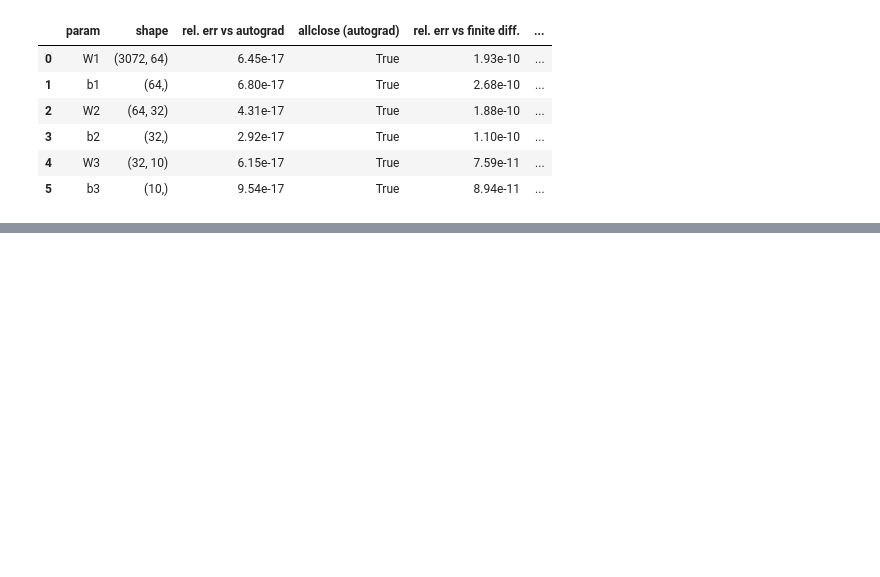
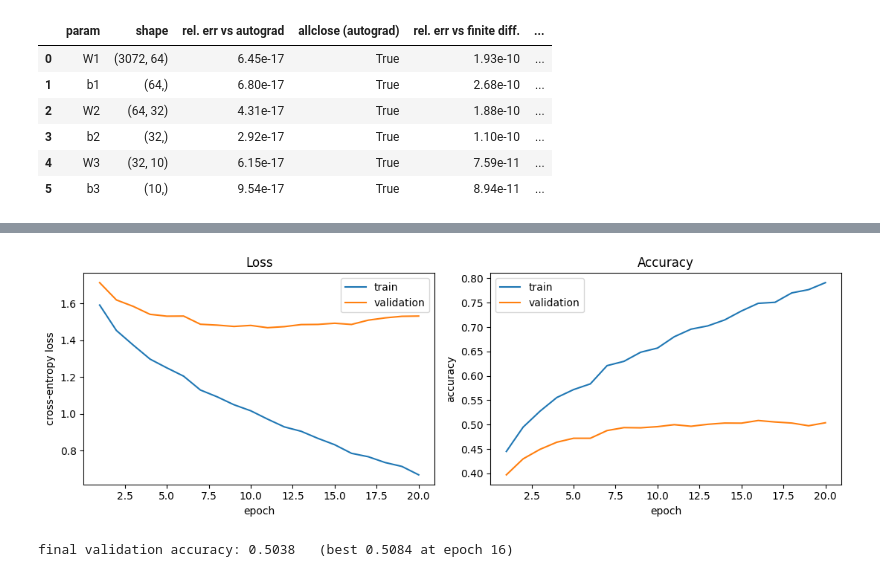
Before and after one commit to NaveenSanjaya/EN4554-Assignment-2-CNNs, a Jupyter notebook: a02_cnn.ipynb, the cells around one changed output, grey strips where cells are left out. Saved outputs shown, nothing was run; the diff lists cells and outputs as text; code cells hidden in the pictures; blank space fills up the shorter version.

```diff
--- a/a02_cnn.ipynb
+++ b/a02_cnn.ipynb
@@ -221,28 +201,23 @@ The check is done in **float64**, for a reason explained in the plot below.
 # %%
-import copy
 import pandas as pd
 
 def rel_error(a, b):
-    # ||a - b|| / (||a|| + ||b||); 0 when identical, scale-independent
     return ((a - b).norm() / (a.norm() + b.norm()).clamp_min(1e-12)).item()
 
-def numerical_grad(net, x, y, p, i, h=1e-5, centred=True):
-    # Finite-difference estimate of dL/dp for the i-th entry of parameter p
-    flat = p.view(-1)                      # a view, so changing flat changes p
+def numerical_grad(net, x, y, p, i, h=1e-5):
+    # centred difference for the i-th entry of parameter p
+    flat = p.view(-1)
     old = flat[i].item()
     flat[i] = old + h; L_plus = net.loss(x, y).item()
-    if centred:
-        flat[i] = old - h; L_minus = net.loss(x, y).item()
-        flat[i] = old
-        return (L_plus - L_minus) / (2 * h)
+    flat[i] = old - h; L_minus = net.loss(x, y).item()
     flat[i] = old
-    return (L_plus - net.loss(x, y).item()) / h
+    return (L_plus - L_minus) / (2 * h)
 
 set_seed()
 gc_net = MLP([3 * 32 * 32, 64, 32, 10], dtype=torch.float64)
 xg, yg = X_train[:16].flatten(1).double(), Y_train[:16]
 
-# 1) our manual backward pass
+# 1) manual backward
 loss_manual = gc_net.loss(xg, yg)
 gc_net.backward()
 manual = [g.clone() for g in gc_net.grads()]
@@ -330,0 +267,39 @@ plt.show()
+# %%
+def sgd_step(net, lr):
+    for p, g in zip(net.params(), net.grads()):
+        p -= lr * g
+
+def evaluate(net, X, Y, batch_size=1000):
+    total_loss, correct = 0.0, 0
+    for xb, yb in batches(X, Y, batch_size, shuffle=False):
+        total_loss += net.loss(xb.flatten(1), yb).item() * len(yb)
+        correct += (net.loss_fn.probs.argmax(dim=1) == yb).sum().item()
+    return total_loss / len(X), correct / len(X)
+
+set_seed()
+mlp = MLP([3 * 32 * 32, 512, 256, 10])
+lr, batch_size, epochs = 0.01, 128, 20
+
+hist = {'train_loss': [], 'val_loss': [], 'train_acc': [], 'val_acc': []}
+for epoch in range(epochs):
+    for xb, yb in batches(X_train, Y_train, batch_size):
+        mlp.loss(xb.flatten(1), yb)
+        mlp.backward()
+        sgd_step(mlp, lr)
+    tl, ta = evaluate(mlp, X_train, Y_train)
+    vl, va = evaluate(mlp, X_val, Y_val)
+    for k, v in zip(hist, (tl, vl, ta, va)):
+        hist[k].append(v)
+    print(f'epoch {epoch + 1:2d}  train loss {tl:.3f}  val loss {vl:.3f}  train acc {ta:.3f}  val acc {va:.3f}')
+
+ep = range(1, epochs + 1)
+fig, (ax1, ax2) = plt.subplots(1, 2, figsize=(11, 3.8))
+ax1.plot(ep, hist['train_loss'], label='train'); ax1.plot(ep, hist['val_loss'], label='validation')
+ax1.set_xlabel('epoch'); ax1.set_ylabel('cross-entropy loss'); ax1.set_title('Loss'); ax1.legend()
+ax2.plot(ep, hist['train_acc'], label='train'); ax2.plot(ep, hist['val_acc'], label='validation')
+ax2.set_xlabel('epoch'); ax2.set_ylabel('accuracy'); ax2.set_title('Accuracy'); ax2.legend()
+plt.tight_layout(); plt.show()
+
+print(f"final validation accuracy: {hist['val_acc'][-1]:.4f}   "
+      f"(best {max(hist['val_acc']):.4f} at epoch {int(np.argmax(hist['val_acc'])) + 1})")
+# %% [output]
@@ -330,0 +326,2 @@ plt.show()
+[figure, added]
+final validation accuracy: 0.5038   (best 0.5084 at epoch 16)
```
Also changed, not shown: parts of 14 cells of this notebook.
